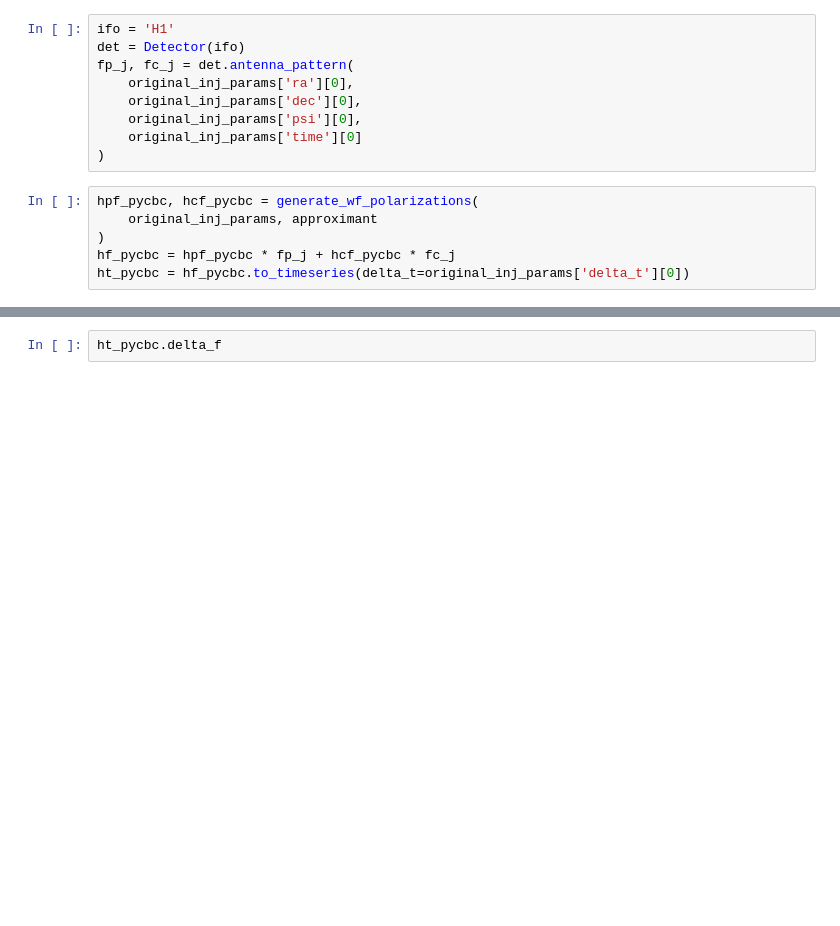
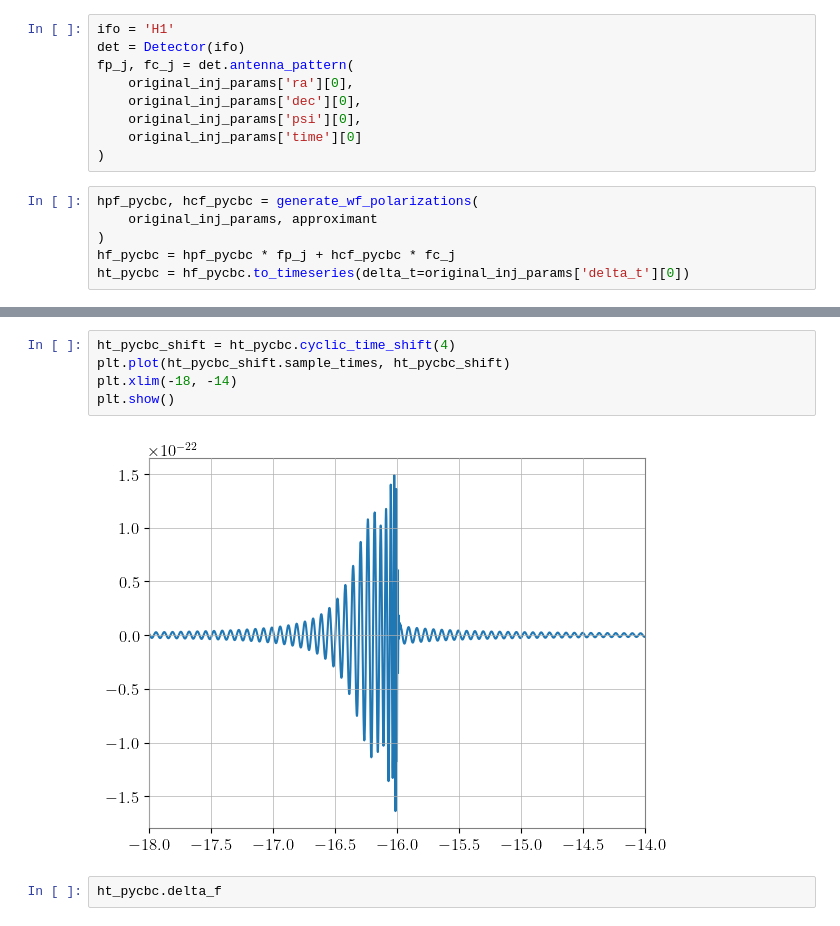
Before and after one commit to BenGPatterson/EccentricPrecession, a Jupyter notebook: calc_two_harms_snrs_grid.ipynb, the cells around one changed output, grey strips where cells are left out. Drawn from its saved outputs; the diff is of its cells as text; blank space fills up the shorter version.

```diff
--- a/calc_two_harms_snrs_grid.ipynb
+++ b/calc_two_harms_snrs_grid.ipynb
@@ -132,3 +145,10 @@ ht_pycbc = hf_pycbc.to_timeseries(delta_t=original_inj_params['delta_t'][0])
+# %%
+ht_pycbc_shift = ht_pycbc.cyclic_time_shift(4)
+plt.plot(ht_pycbc_shift.sample_times, ht_pycbc_shift)
+plt.xlim(-18, -14)
+plt.show()
+# %% [output]
+[figure, added]
 # %%
 ht_pycbc.delta_f
 # %% [output]
```
Also changed, not shown: parts of 7 cells of this notebook.
